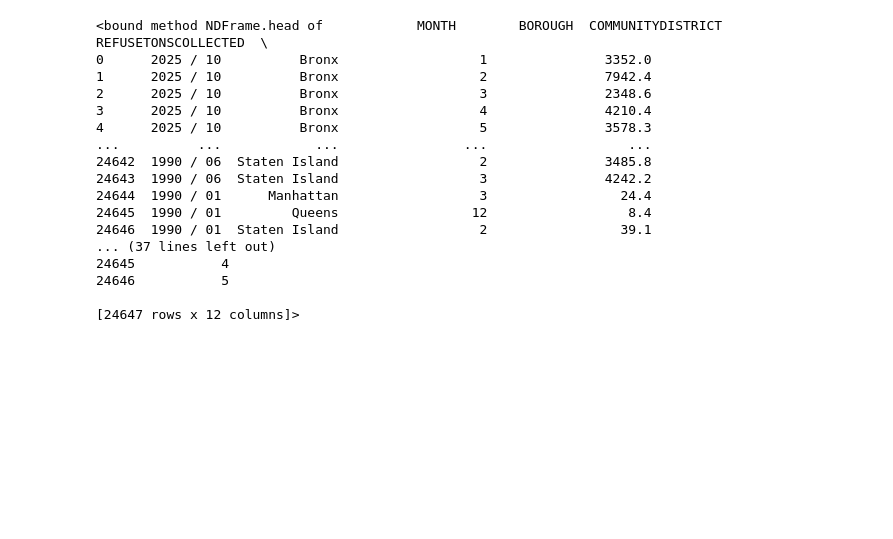
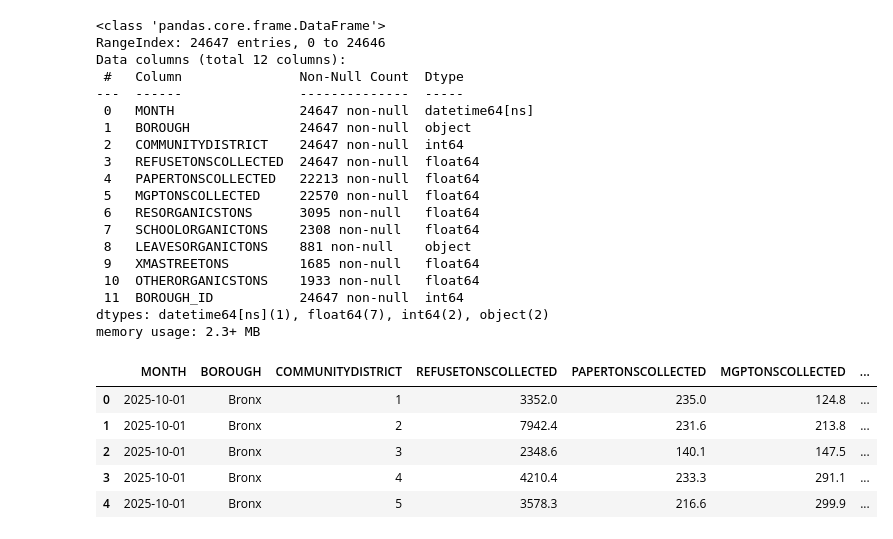
Before and after one commit to Commit-Thomas/DSNY_Analysis, a Jupyter notebook: notebooks/01_eda.ipynb, the cells around one changed output. Cells and saved outputs as stored; diff of their text form; code cells hidden in the pictures; blank space fills up the shorter version.

```diff
--- a/notebooks/01_eda.ipynb
+++ b/notebooks/01_eda.ipynb
@@ -1,23 +1,37 @@
 # %%
 import pandas as pd
-
-df = pd.read_csv("../data/DSNY_Monthly_Tonnage_Data.csv")
-df.head
+import numpy as np
+import matplotlib.pyplot as plt
+import seaborn as sns
-# %% [output]
-<bound method NDFrame.head of            MONTH        BOROUGH  COMMUNITYDISTRICT  REFUSETONSCOLLECTED  \
-0      2025 / 10          Bronx                  1               3352.0
-1      2025 / 10          Bronx                  2               7942.4
-2      2025 / 10          Bronx                  3               2348.6
-3      2025 / 10          Bronx                  4               4210.4
-4      2025 / 10          Bronx                  5               3578.3
-...          ...            ...                ...                  ...
-24642  1990 / 06  Staten Island                  2               3485.8
-24643  1990 / 06  Staten Island                  3               4242.2
-24644  1990 / 01      Manhattan                  3                 24.4
-24645  1990 / 01         Queens                 12                  8.4
-24646  1990 / 01  Staten Island                  2                 39.1
-... (37 lines left out)
-24645           4
-24646           5
-
-[24647 rows x 12 columns]>
+# %%
+df = pd.read_csv("../data/DSNY_Monthly_Tonnage_Data.csv")
+# changing month to datetime for pandas
+df['MONTH'] = pd.to_datetime(df['MONTH'])
+df.info()
+display(df.head())
+# %% [output]
+<class 'pandas.core.frame.DataFrame'>
+RangeIndex: 24647 entries, 0 to 24646
+Data columns (total 12 columns):
+ #   Column               Non-Null Count  Dtype
+---  ------               --------------  -----
+ 0   MONTH                24647 non-null  datetime64[ns]
+ 1   BOROUGH              24647 non-null  object
+ 2   COMMUNITYDISTRICT    24647 non-null  int64
+ 3   REFUSETONSCOLLECTED  24647 non-null  float64
+ 4   PAPERTONSCOLLECTED   22213 non-null  float64
+ 5   MGPTONSCOLLECTED     22570 non-null  float64
+ 6   RESORGANICSTONS      3095 non-null   float64
+ 7   SCHOOLORGANICTONS    2308 non-null   float64
+ 8   LEAVESORGANICTONS    881 non-null    object
+ 9   XMASTREETONS         1685 non-null   float64
+ 10  OTHERORGANICSTONS    1933 non-null   float64
+ 11  BOROUGH_ID           24647 non-null  int64
+dtypes: datetime64[ns](1), float64(7), int64(2), object(2)
+memory usage: 2.3+ MB
+|  | MONTH | BOROUGH | COMMUNITYDISTRICT | REFUSETONSCOLLECTED | PAPERTONSCOLLECTED | MGPTONSCOLLECTED | ... |
+| 0 | 2025-10-01 | Bronx | 1 | 3352.0 | 235.0 | 124.8 | ... |
+| 1 | 2025-10-01 | Bronx | 2 | 7942.4 | 231.6 | 213.8 | ... |
+| 2 | 2025-10-01 | Bronx | 3 | 2348.6 | 140.1 | 147.5 | ... |
+| 3 | 2025-10-01 | Bronx | 4 | 4210.4 | 233.3 | 291.1 | ... |
+| 4 | 2025-10-01 | Bronx | 5 | 3578.3 | 216.6 | 299.9 | ... |
```
Also changed, not shown: parts of 4 cells of this notebook.
